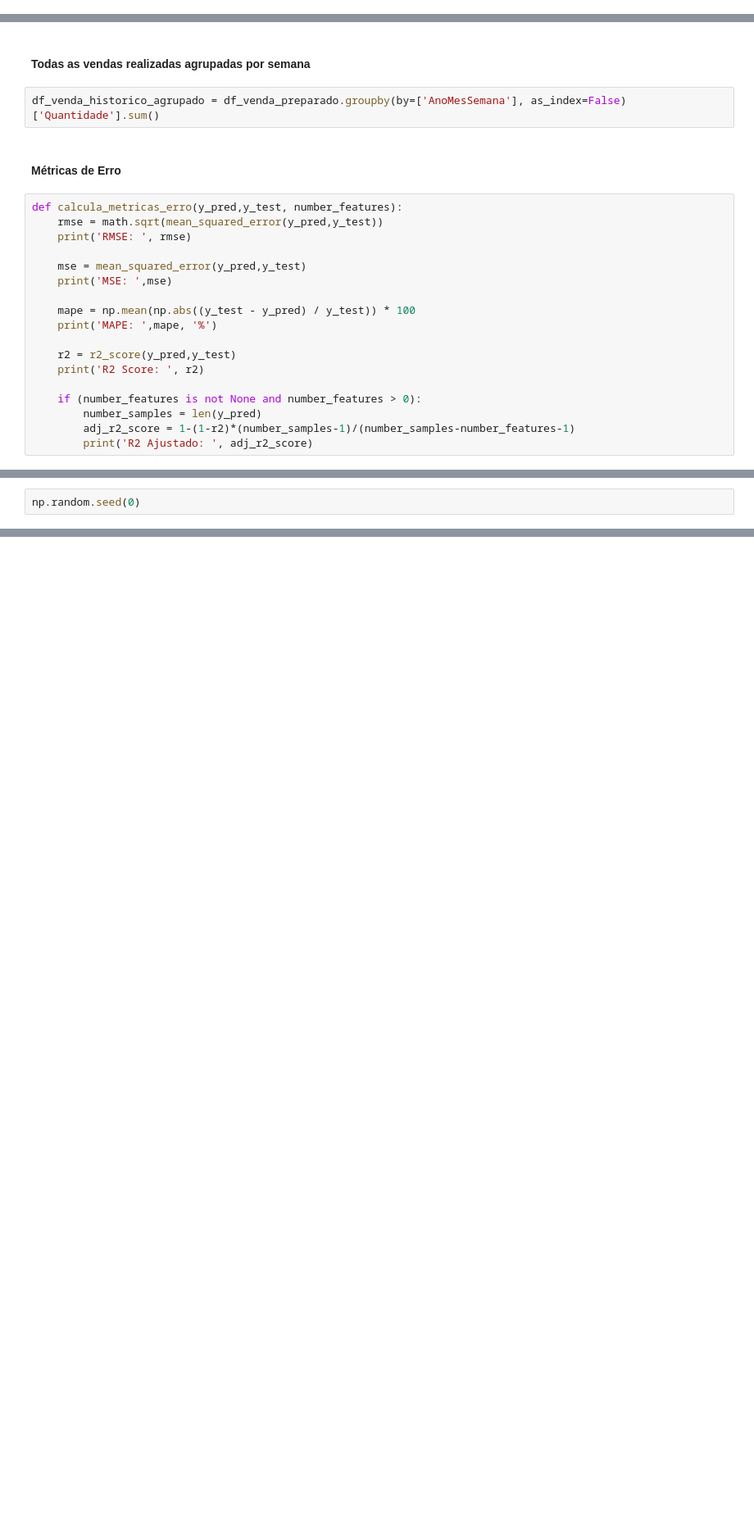
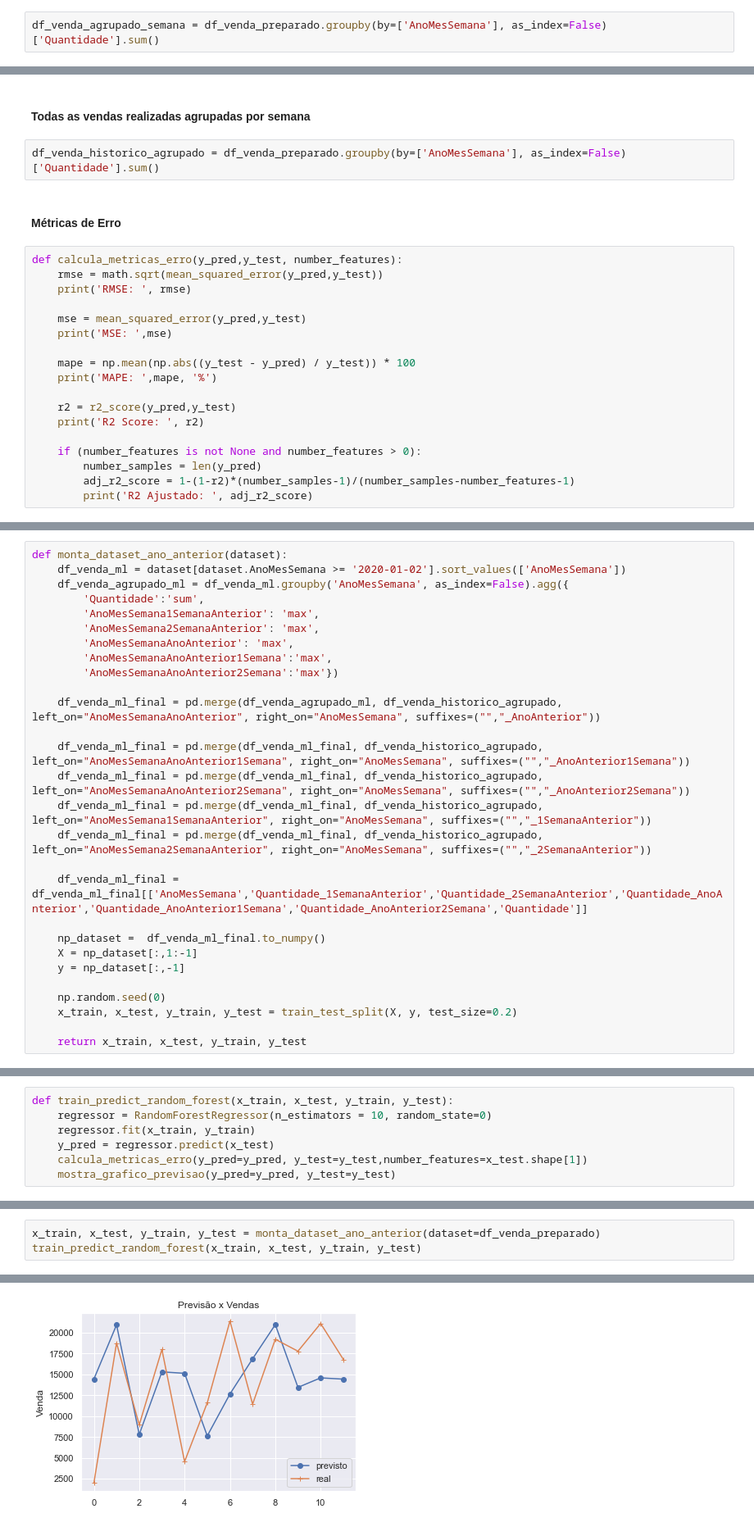
Before and after one commit to gdutramartins/bi-master, a Jupyter notebook: Trabalhos-Curso/2021-05-DM/time-series.ipynb, the cells around one changed output, grey strips where cells are left out. Shown at 82% size. Cells and saved outputs as stored; diff of their text form; blank space fills up the shorter version.

```diff
--- a/Trabalhos-Curso/2021-05-DM/time-series.ipynb
+++ b/Trabalhos-Curso/2021-05-DM/time-series.ipynb
@@ -152,6 +118,8 @@ plt.show()
 [figure]
 # %% [markdown]
 #### Grafico da série temporal e da Autocorrelação - Semanal
+# %%
+df_venda_agrupado_semana = df_venda_preparado.groupby(by=['AnoMesSemana'], as_index=False)['Quantidade'].sum()
 # %%
 green = sns.color_palette("deep",8)[2]
 blue = sns.color_palette("deep",8)[0]
@@ -363,0 +330,28 @@ print(y.shape)
+# %%
+def monta_dataset_ano_anterior(dataset):
+    df_venda_ml = dataset[dataset.AnoMesSemana >= '2020-01-02'].sort_values(['AnoMesSemana'])
+    df_venda_agrupado_ml = df_venda_ml.groupby('AnoMesSemana', as_index=False).agg({
+        'Quantidade':'sum',
+        'AnoMesSemana1SemanaAnterior': 'max',
+        'AnoMesSemana2SemanaAnterior': 'max',
+        'AnoMesSemanaAnoAnterior': 'max',
+        'AnoMesSemanaAnoAnterior1Semana':'max',
+        'AnoMesSemanaAnoAnterior2Semana':'max'})
+
+    df_venda_ml_final = pd.merge(df_venda_agrupado_ml, df_venda_historico_agrupado, left_on="AnoMesSemanaAnoAnterior", right_on="AnoMesSemana", suffixes=("","_AnoAnterior"))
+
+    df_venda_ml_final = pd.merge(df_venda_ml_final, df_venda_historico_agrupado, left_on="AnoMesSemanaAnoAnterior1Semana", right_on="AnoMesSemana", suffixes=("","_AnoAnterior1Semana"))
+    df_venda_ml_final = pd.merge(df_venda_ml_final, df_venda_historico_agrupado, left_on="AnoMesSemanaAnoAnterior2Semana", right_on="AnoMesSemana", suffixes=("","_AnoAnterior2Semana"))
+    df_venda_ml_final = pd.merge(df_venda_ml_final, df_venda_historico_agrupado, left_on="AnoMesSemana1SemanaAnterior", right_on="AnoMesSemana", suffixes=("","_1SemanaAnterior"))
+    df_venda_ml_final = pd.merge(df_venda_ml_final, df_venda_historico_agrupado, left_on="AnoMesSemana2SemanaAnterior", right_on="AnoMesSemana", suffixes=("","_2SemanaAnterior"))
+
+    df_venda_ml_final = df_venda_ml_final[['AnoMesSemana','Quantidade_1SemanaAnterior','Quantidade_2SemanaAnterior','Quantidade_AnoAnterior','Quantidade_AnoAnterior1Semana','Quantidade_AnoAnterior2Semana','Quantidade']]
+
+    np_dataset =  df_venda_ml_final.to_numpy()
+    X = np_dataset[:,1:-1]
+    y = np_dataset[:,-1]
+
+    np.random.seed(0)
+    x_train, x_test, y_train, y_test = train_test_split(X, y, test_size=0.2)
+
+    return x_train, x_test, y_train, y_test
@@ -363,0 +360,7 @@ print(y.shape)
+# %%
+def train_predict_random_forest(x_train, x_test, y_train, y_test):
+    regressor = RandomForestRegressor(n_estimators = 10, random_state=0)
+    regressor.fit(x_train, y_train)
+    y_pred = regressor.predict(x_test)
+    calcula_metricas_erro(y_pred=y_pred, y_test=y_test,number_features=x_test.shape[1])
+    mostra_grafico_previsao(y_pred=y_pred, y_test=y_test)
@@ -364,2 +375,4 @@ print(y.shape)
 # %%
-np.random.seed(0)
+x_train, x_test, y_train, y_test = monta_dataset_ano_anterior(dataset=df_venda_preparado)
+train_predict_random_forest(x_train, x_test, y_train, y_test)
+# %% [output]
@@ -365,0 +384 @@ np.random.seed(0)
+[figure, added]
```
Also changed, not shown: parts of 51 cells of this notebook.
